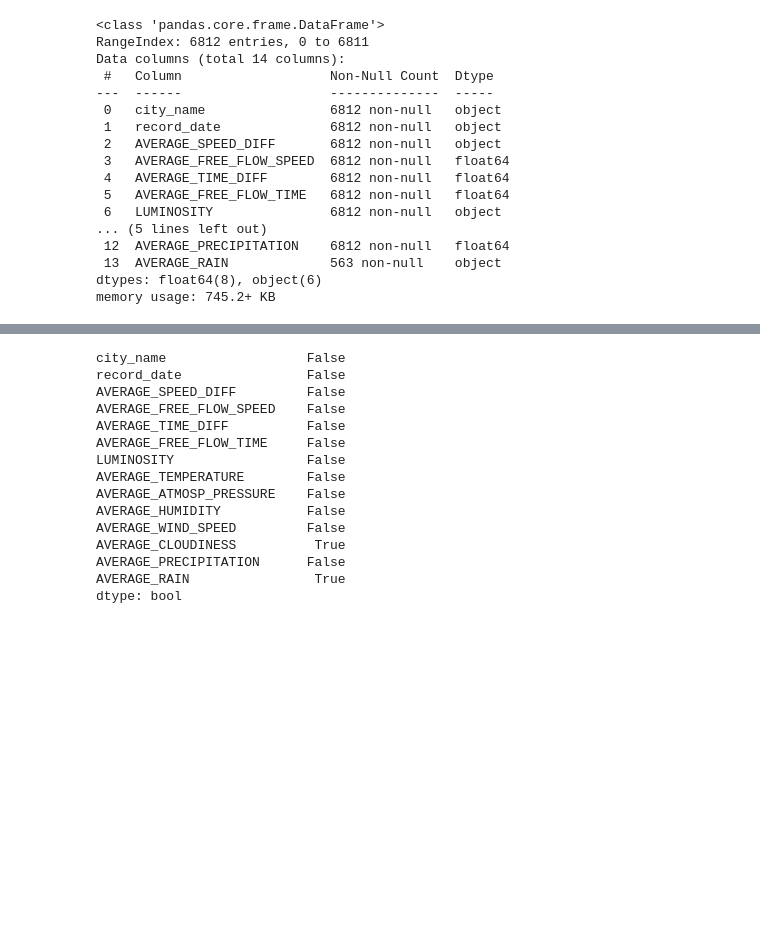
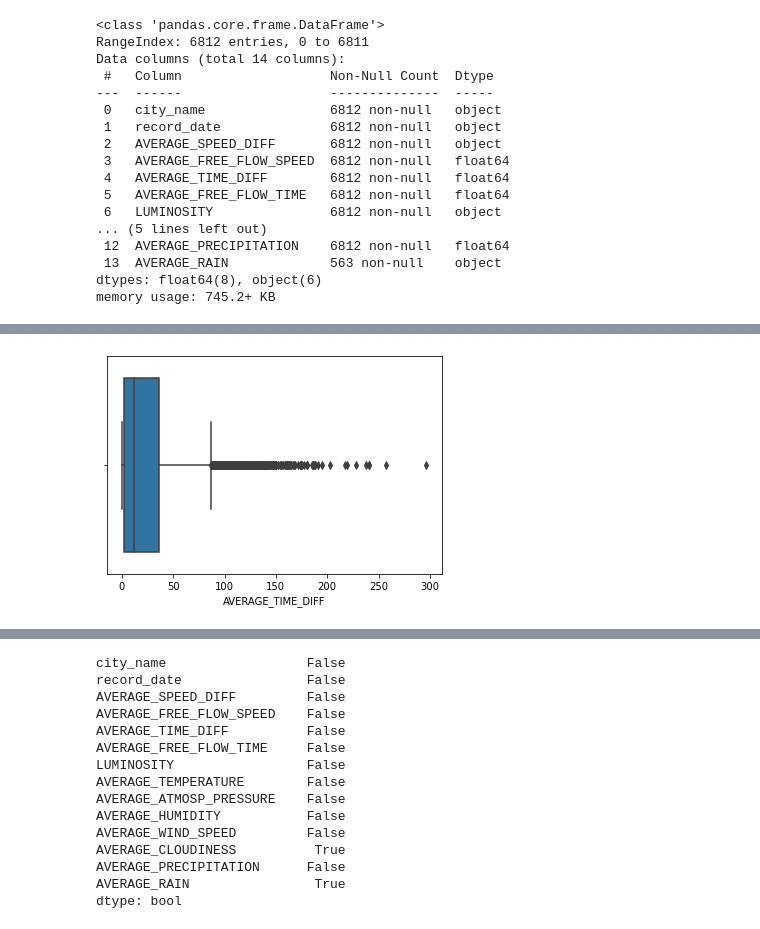
Before and after one commit to 154Nacho/DAA, a Jupyter notebook: tpDAA.ipynb, the cells around one changed output, grey strips where cells are left out. Saved outputs shown, nothing was run; the diff lists cells and outputs as text; code cells hidden in the pictures; blank space fills up the shorter version.

```diff
--- a/tpDAA.ipynb
+++ b/tpDAA.ipynb
@@ -5,6 +5,7 @@ import matplotlib.pyplot as plt
 import seaborn as sns
 %matplotlib inline
 # %%
-test = pd.read_csv('/Users/pedrobarbosa/Documents/GitHub/DAA/test_data.csv',encoding='cp1252')
-training = pd.read_csv('/Users/pedrobarbosa/Documents/GitHub/DAA/training_data.csv',encoding='cp1252')
+# Opening the CSV files
+test = pd.read_csv('test_data.csv',encoding='cp1252')
+training = pd.read_csv('training_data.csv',encoding='cp1252')
 # %%
@@ -57,3 +62,8 @@ training.describe()
 | 50% | 40.700000 | 12.200000 | 82.400000 | 16.000000 | ... |
 | 75% | 43.500000 | 36.200000 | 87.400000 | 19.000000 | ... |
 | max | 55.900000 | 296.500000 | 112.000000 | 35.000000 | ... |
+# %%
+# Checking it there is outliers
+ax1 = sns.boxplot(x=training['AVERAGE_TIME_DIFF'])
+# %% [output]
+[figure, added]
```
Also changed, not shown: parts of 34 cells of this notebook, 2 other files.
